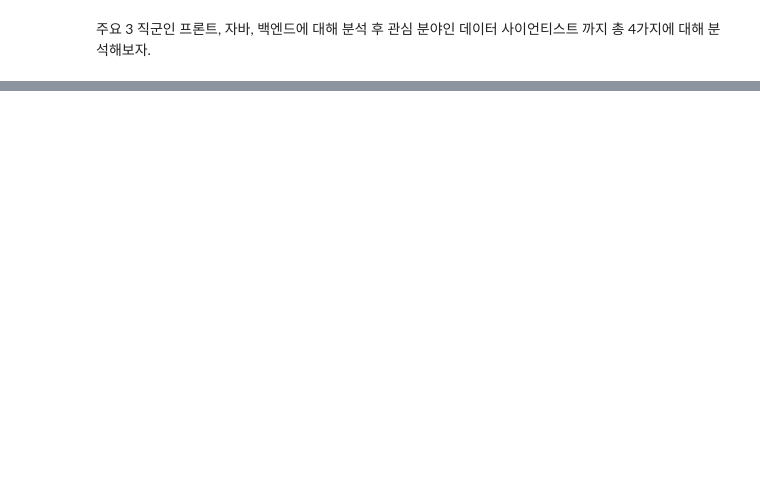
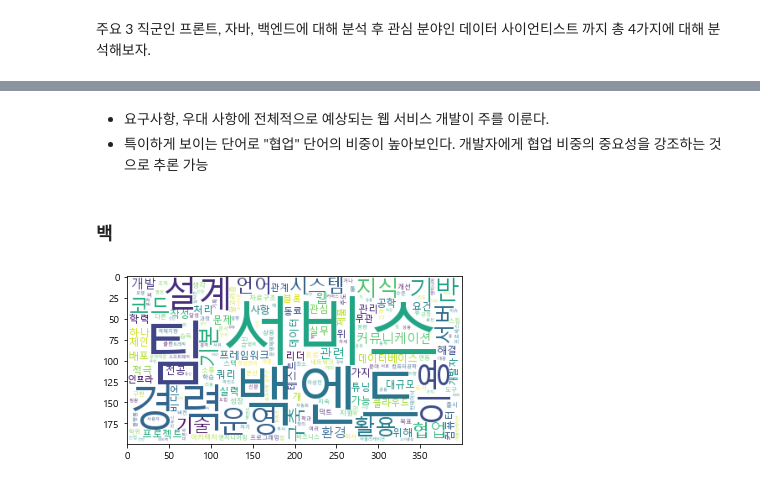
Before and after one commit to swtaktak/personal_project_old_DA, a Jupyter notebook: wanted_JD_analysis/wanted analysis.ipynb, the cells around one changed output, grey strips where cells are left out. Cells and saved outputs as stored; diff of their text form; code cells hidden in the pictures; blank space fills up the shorter version.

```diff
--- a/wanted_JD_analysis/wanted analysis.ipynb
+++ b/wanted_JD_analysis/wanted analysis.ipynb
@@ -215,0 +257,13 @@ front_tf_idf
+# %% [markdown]
+- 요구사항, 우대 사항에 전체적으로 예상되는 웹 서비스 개발이 주를 이룬다.
+- 특이하게 보이는 단어로 "협업" 단어의 비중이 높아보인다. 개발자에게 협업 비중의 중요성을 강조하는 것으로 추론 가능
+# %% [markdown]
+### 백
+# %%
+# 요구사항
+back_tf_idf = get_tfidf(list(df_back.job_req_noun), len(df_back))
+wordcloud = WordCloud(background_color='white', font_path = font_path).generate_from_frequencies(back_tf_idf)
+plt.imshow(wordcloud)
+plt.show()
+# %% [output]
+[figure, added]
```
Also changed, not shown: parts of 74 cells of this notebook, 4 other files.
